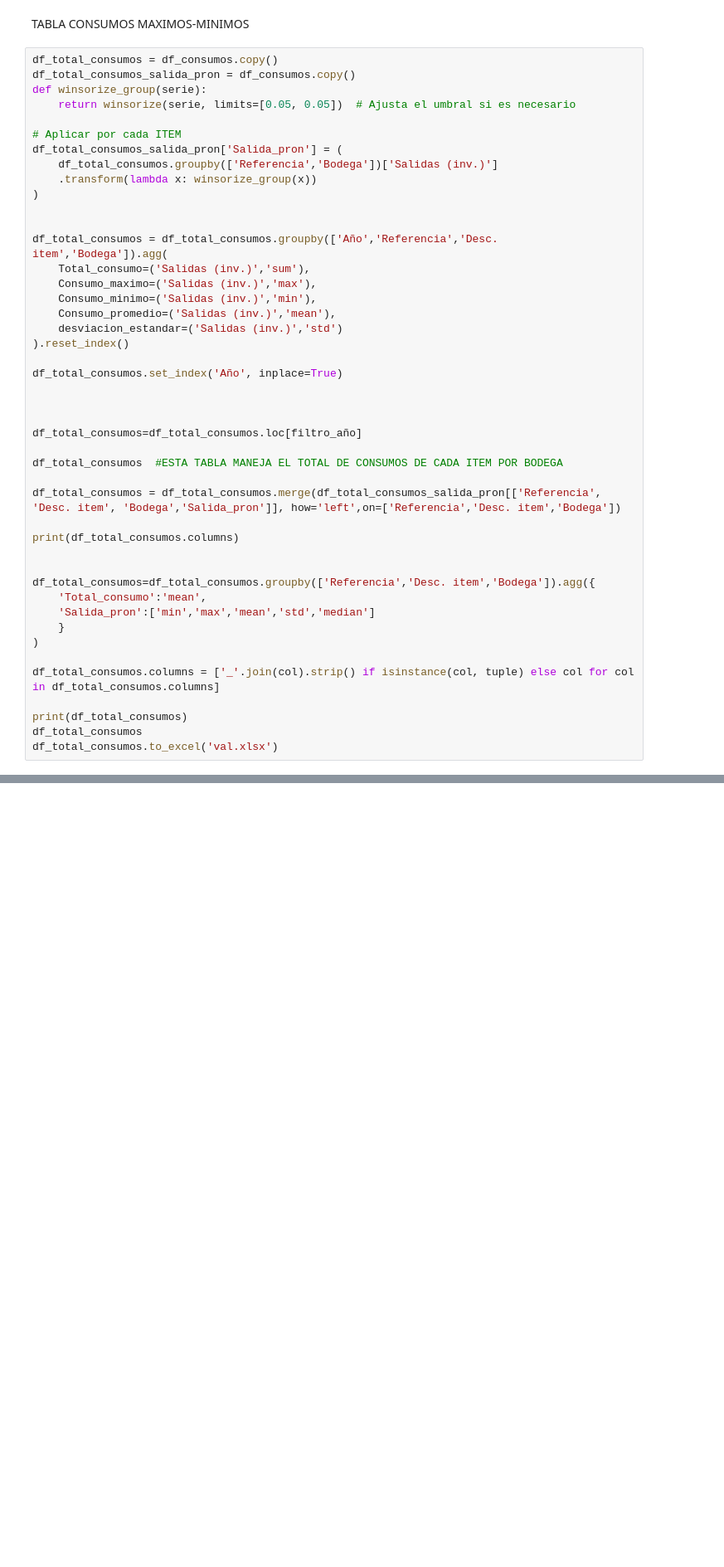
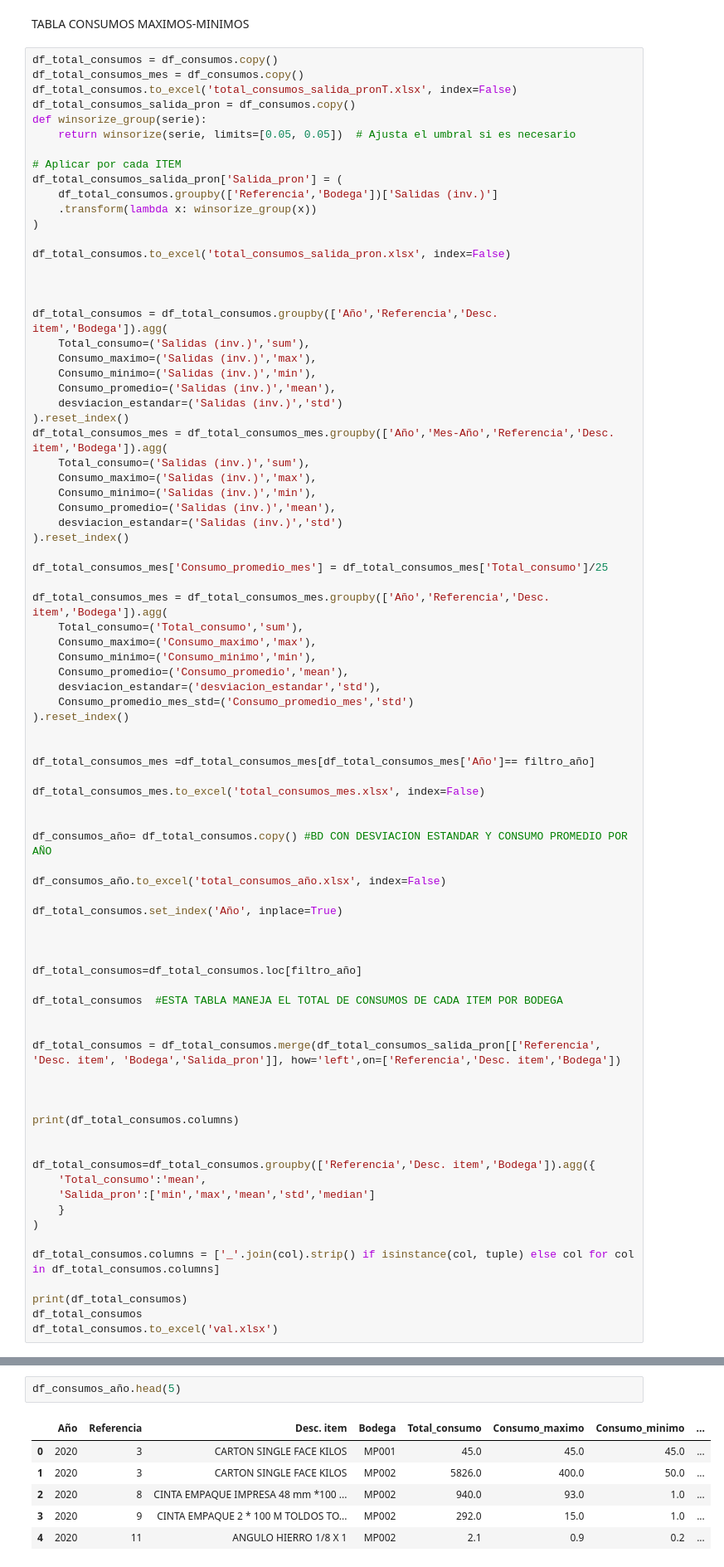
Before and after one commit to JefePlaneacion/validacion_inventarios, a Jupyter notebook: analisis_pedidos/analisis_req.ipynb, the cells around one changed output, grey strips where cells are left out. Shown: that part at 83% size. Cells and saved outputs as stored; diff of their text form; blank space fills up the shorter version.

```diff
--- a/analisis_pedidos/analisis_req.ipynb
+++ b/analisis_pedidos/analisis_req.ipynb
@@ -88,6 +89,8 @@ Mes-Año      Referencia                               Desc. item Bodega  \
 TABLA CONSUMOS MAXIMOS-MINIMOS
 # %%
 df_total_consumos = df_consumos.copy()
+df_total_consumos_mes = df_consumos.copy()
+df_total_consumos.to_excel('total_consumos_salida_pronT.xlsx', index=False)
 df_total_consumos_salida_pron = df_consumos.copy()
 def winsorize_group(serie):
     return winsorize(serie, limits=[0.05, 0.05])  # Ajusta el umbral si es necesario
@@ -98,6 +101,9 @@ df_total_consumos_salida_pron['Salida_pron'] = (
     .transform(lambda x: winsorize_group(x))
 )
 
+df_total_consumos.to_excel('total_consumos_salida_pron.xlsx', index=False)
+
+
 
 df_total_consumos = df_total_consumos.groupby(['Año','Referencia','Desc. item','Bodega']).agg(
     Total_consumo=('Salidas (inv.)','sum'),
@@ -106,6 +112,34 @@ df_total_consumos = df_total_consumos.groupby(['Año','Referencia','Desc. item',
     Consumo_promedio=('Salidas (inv.)','mean'),
     desviacion_estandar=('Salidas (inv.)','std')
 ).reset_index()
+df_total_consumos_mes = df_total_consumos_mes.groupby(['Año','Mes-Año','Referencia','Desc. item','Bodega']).agg(
+    Total_consumo=('Salidas (inv.)','sum'),
+    Consumo_maximo=('Salidas (inv.)','max'),
+    Consumo_minimo=('Salidas (inv.)','min'),
+    Consumo_promedio=('Salidas (inv.)','mean'),
+    desviacion_estandar=('Salidas (inv.)','std')
+).reset_index()
+
+df_total_consumos_mes['Consumo_promedio_mes'] = df_total_consumos_mes['Total_consumo']/25
+
+df_total_consumos_mes = df_total_consumos_mes.groupby(['Año','Referencia','Desc. item','Bodega']).agg(
+    Total_consumo=('Total_consumo','sum'),
+    Consumo_maximo=('Consumo_maximo','max'),
+    Consumo_minimo=('Consumo_minimo','min'),
+    Consumo_promedio=('Consumo_promedio','mean'),
+    desviacion_estandar=('desviacion_estandar','std'),
+    Consumo_promedio_mes_std=('Consumo_promedio_mes','std')
+).reset_index()
+
+
+df_total_consumos_mes =df_total_consumos_mes[df_total_consumos_mes['Año']== filtro_año]
+
+df_total_consumos_mes.to_excel('total_consumos_mes.xlsx', index=False)
+
+
+df_consumos_año= df_total_consumos.copy() #BD CON DESVIACION ESTANDAR Y CONSUMO PROMEDIO POR AÑO
+
+df_consumos_año.to_excel('total_consumos_año.xlsx', index=False)
 
 df_total_consumos.set_index('Año', inplace=True)
 
@@ -115,7 +149,10 @@ df_total_consumos=df_total_consumos.loc[filtro_año]
 
 df_total_consumos  #ESTA TABLA MANEJA EL TOTAL DE CONSUMOS DE CADA ITEM POR BODEGA
 
+
 df_total_consumos = df_total_consumos.merge(df_total_consumos_salida_pron[['Referencia', 'Desc. item', 'Bodega','Salida_pron']], how='left',on=['Referencia','Desc. item','Bodega'])
+
+
 
 print(df_total_consumos.columns)
 
@@ -345,6 +383,15 @@ See the caveats in the documentation: https://pandas.pydata.org/pandas-docs/stab
 2            10.0     10.0                 0.0                 NaN
 3            12.0     12.0                10.0                 4.0
 4            12.0     12.0                10.0                 4.0
+# %%
+df_consumos_año.head(5)
+# %% [output]
+|  | Año | Referencia | Desc. item | Bodega | Total_consumo | Consumo_maximo | Consumo_minimo | ... |
+| 0 | 2020 | 3 | CARTON SINGLE FACE KILOS | MP001 | 45.0 | 45.0 | 45.0 | ... |
+| 1 | 2020 | 3 | CARTON SINGLE FACE KILOS | MP002 | 5826.0 | 400.0 | 50.0 | ... |
+| 2 | 2020 | 8 | CINTA EMPAQUE IMPRESA 48 mm *100 ... | MP002 | 940.0 | 93.0 | 1.0 | ... |
+| 3 | 2020 | 9 | CINTA EMPAQUE 2 * 100 M TOLDOS TO... | MP002 | 292.0 | 15.0 | 1.0 | ... |
+| 4 | 2020 | 11 | ANGULO HIERRO 1/8 X 1 | MP002 | 2.1 | 0.9 | 0.2 | ... |
 # %%
 dias_operacion=300
 df_base_final = df_items_consolidado.merge(base_occ_filtrado, how='left', on=['Referencia','Desc. item','Bodega'])
```
Also changed, not shown: parts of 6 cells of this notebook, 19 other files.
